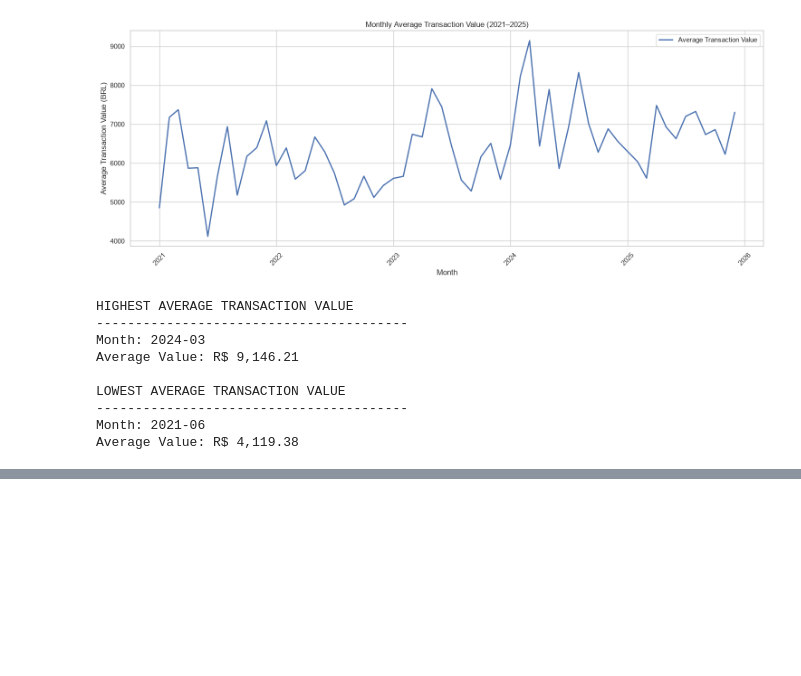
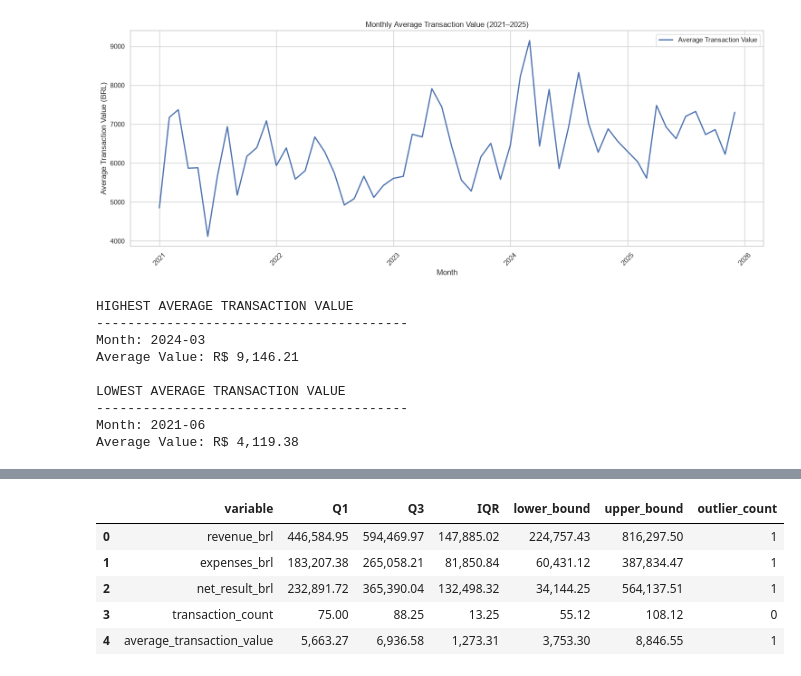
Before and after one commit to guilherme-santos-machado/portfolio-data-analytics, a Jupyter notebook: 03-exploratory-data-analysis-python/notebooks/02_exploratory_data_analysis.ipynb, the cells around one changed output, grey strips where cells are left out. Saved outputs shown, nothing was run; the diff lists cells and outputs as text; code cells hidden in the pictures; blank space fills up the shorter version.

Commit message:
Create table

```diff
--- a/03-exploratory-data-analysis-python/notebooks/02_exploratory_data_analysis.ipynb
+++ b/03-exploratory-data-analysis-python/notebooks/02_exploratory_data_analysis.ipynb
@@ -809,0 +828,61 @@ Average Value: R$ 4,119.38
+# %%
+# Outlier detection using the IQR method
+
+variables = [
+    'revenue_brl',
+    'expenses_brl',
+    'net_result_brl',
+    'transaction_count',
+    'average_transaction_value'
+]
+
+outlier_summary = []
+outlier_records = []
+
+for column in variables:
+
+    Q1 = df[column].quantile(0.25)
+    Q3 = df[column].quantile(0.75)
+
+    IQR = Q3 - Q1
+
+    lower_bound = Q1 - 1.5 * IQR
+    upper_bound = Q3 + 1.5 * IQR
+
+    outliers = df[
+        (df[column] < lower_bound) |
+        (df[column] > upper_bound)
+    ]
+
+    outlier_summary.append({
+        'variable': column,
+        'Q1': Q1,
+        'Q3': Q3,
+        'IQR': IQR,
+        'lower_bound': lower_bound,
+        'upper_bound': upper_bound,
+        'outlier_count': len(outliers)
+    })
+
+    for index in outliers.index:
+        outlier_records.append({
+            'month': df.loc[index, 'month'],
+            'variable': column,
+            'value': df.loc[index, column]
+        })
+
+# Create summary DataFrame
+outlier_summary = pd.DataFrame(outlier_summary)
+
+# Create detailed outlier DataFrame
+outlier_records = pd.DataFrame(outlier_records)
+
+# Display results
+outlier_summary.round(2)
+# %% [output]
+|  | variable | Q1 | Q3 | IQR | lower_bound | upper_bound | outlier_count |
+| 0 | revenue_brl | 446,584.95 | 594,469.97 | 147,885.02 | 224,757.43 | 816,297.50 | 1 |
+| 1 | expenses_brl | 183,207.38 | 265,058.21 | 81,850.84 | 60,431.12 | 387,834.47 | 1 |
+| 2 | net_result_brl | 232,891.72 | 365,390.04 | 132,498.32 | 34,144.25 | 564,137.51 | 1 |
+| 3 | transaction_count | 75.00 | 88.25 | 13.25 | 55.12 | 108.12 | 0 |
+| 4 | average_transaction_value | 5,663.27 | 6,936.58 | 1,273.31 | 3,753.30 | 8,846.55 | 1 |
```
Also changed, not shown: parts of 2 cells of this notebook.
